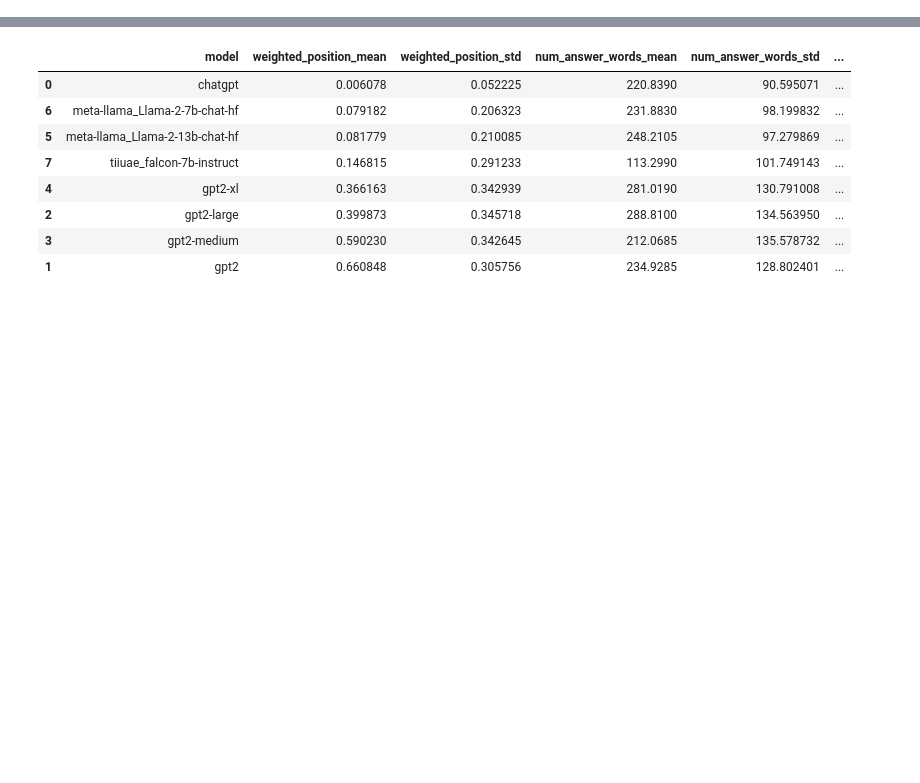
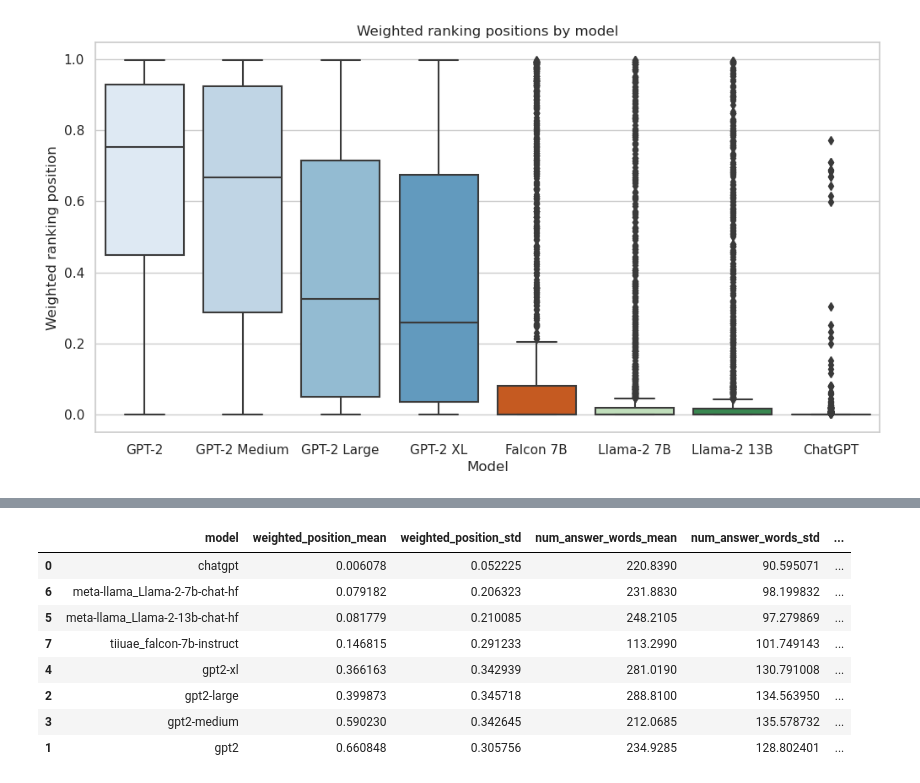
Before and after one commit to JoProbst/ThesisCode, a Jupyter notebook: visualizations/visualize_llm_positions.ipynb, the cells around one changed output, grey strips where cells are left out. Saved outputs shown, nothing was run; the diff lists cells and outputs as text; code cells hidden in the pictures; blank space fills up the shorter version.

```diff
--- a/visualizations/visualize_llm_positions.ipynb
+++ b/visualizations/visualize_llm_positions.ipynb
@@ -40,0 +91,17 @@ all_model_df
+# %%
+# boxplot of weighted_position
+import seaborn as sns
+import matplotlib.pyplot as plt
+sns.set_theme(style="whitegrid")
+
+fig, ax = plt.subplots(figsize=(12, 6))
+
+# use color_dict to color models
+ax = sns.boxplot(x="model", y="weighted_position", data=all_model_df, palette=color_dict)
+ax.set_title(f'Weighted ranking positions by model')
+ax.set_xlabel('Model')
+ax.set_ylabel('Weighted ranking position')
+plt.savefig(f'{plot_path}/weighted_position_boxplot.png', bbox_inches='tight', dpi=300)
+plt.show()
+# %% [output]
+[figure, added]
```
Also changed, not shown: parts of 19 cells of this notebook, 6 other files.
